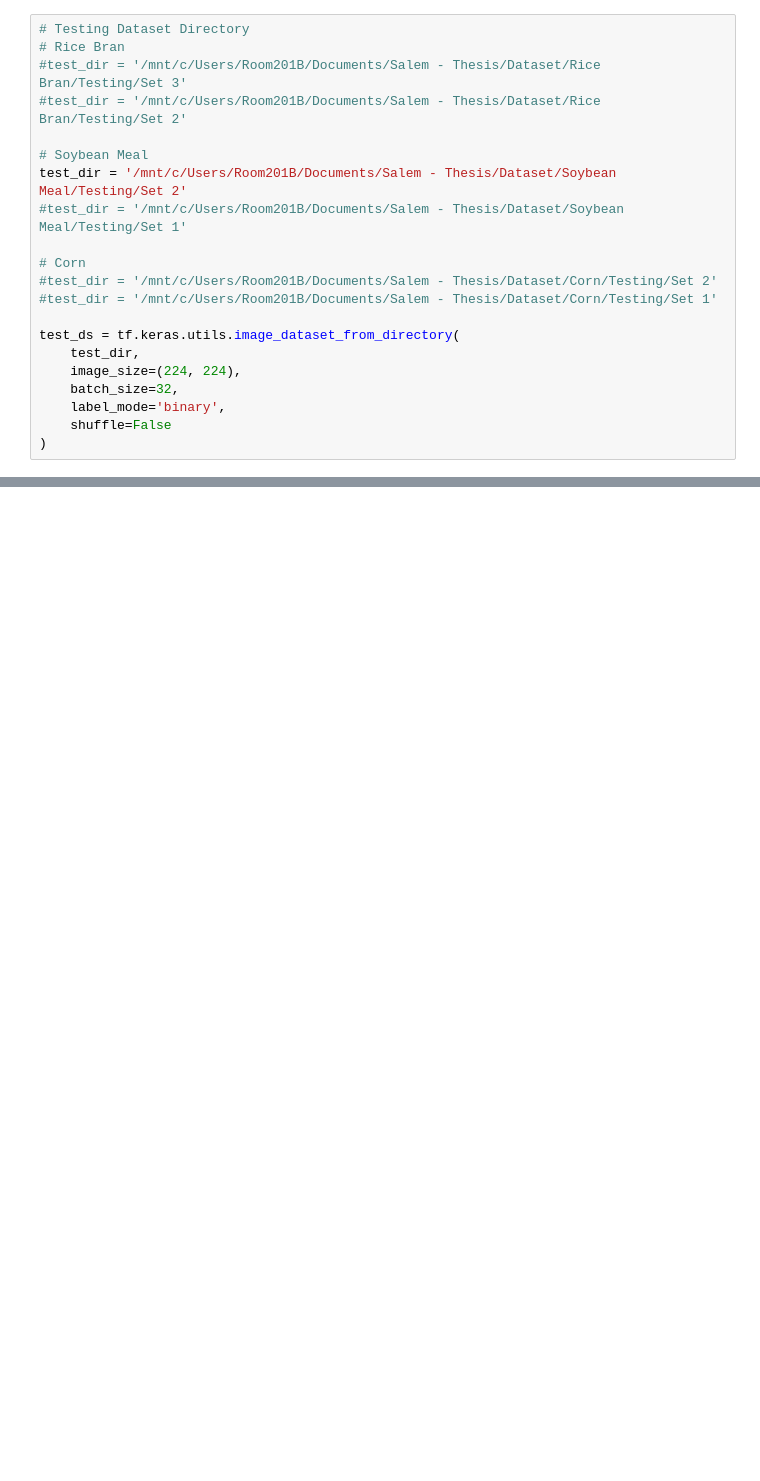
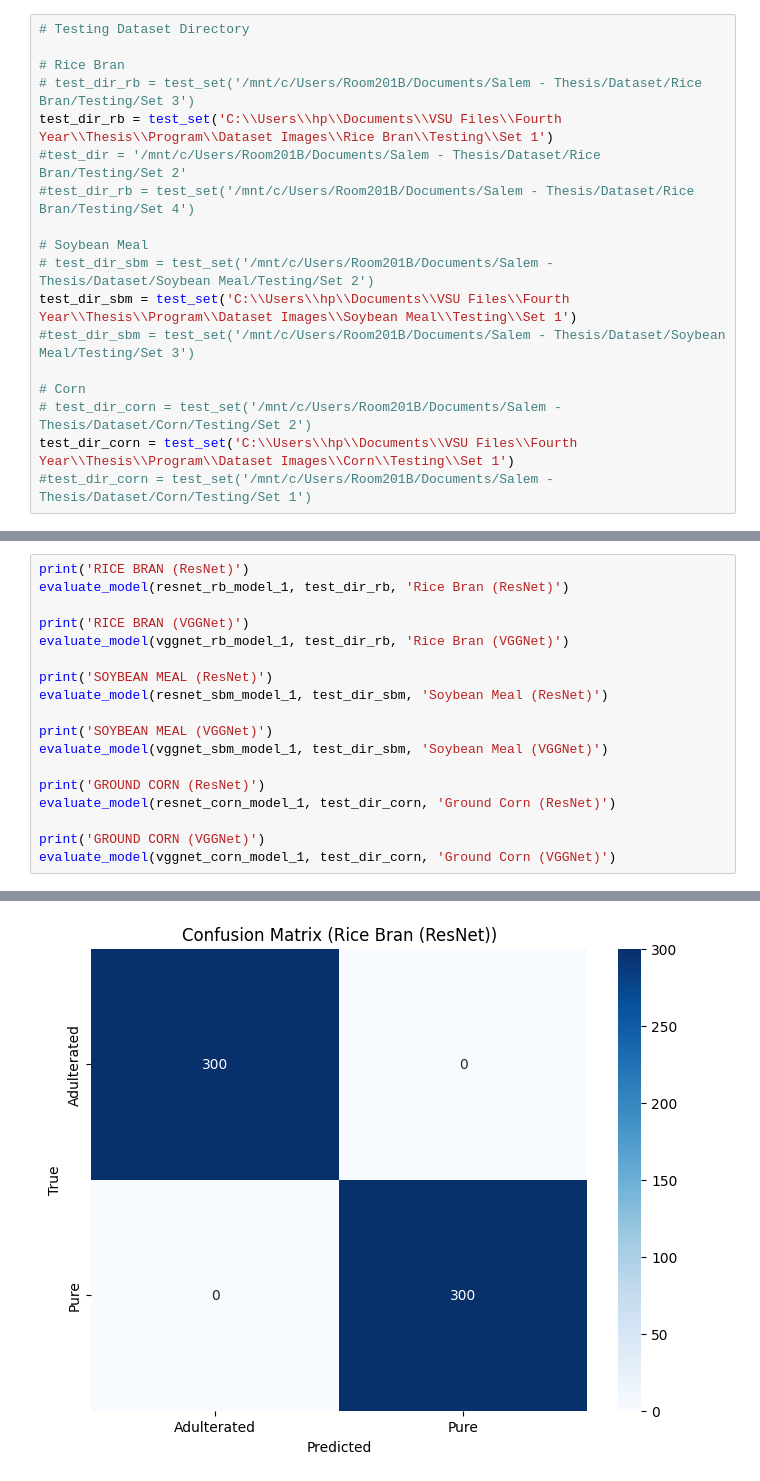
Before and after one commit to buggernut04/Thesis_Project_Feed_Classification, a Jupyter notebook: test_saved_models.ipynb, the cells around one changed output, grey strips where cells are left out. Saved outputs shown, nothing was run; the diff lists cells and outputs as text; blank space fills up the shorter version.

Commit message:
modified some part of the program

```diff
--- a/test_saved_models.ipynb
+++ b/test_saved_models.ipynb
@@ -25,21 +63,18 @@ To enable the following instructions: AVX2 FMA, in other operations, rebuild Ten
 # %%
 # Testing Dataset Directory
+
 # Rice Bran
-#test_dir = '/mnt/c/Users/Room201B/Documents/Salem - Thesis/Dataset/Rice Bran/Testing/Set 3'
+# test_dir_rb = test_set('/mnt/c/Users/Room201B/Documents/Salem - Thesis/Dataset/Rice Bran/Testing/Set 3')
+test_dir_rb = test_set('C:\\Users\\hp\\Documents\\VSU Files\\Fourth Year\\Thesis\\Program\\Dataset Images\\Rice Bran\\Testing\\Set 1')
 #test_dir = '/mnt/c/Users/Room201B/Documents/Salem - Thesis/Dataset/Rice Bran/Testing/Set 2'
+#test_dir_rb = test_set('/mnt/c/Users/Room201B/Documents/Salem - Thesis/Dataset/Rice Bran/Testing/Set 4')
 
 # Soybean Meal
-test_dir = '/mnt/c/Users/Room201B/Documents/Salem - Thesis/Dataset/Soybean Meal/Testing/Set 2'
-#test_dir = '/mnt/c/Users/Room201B/Documents/Salem - Thesis/Dataset/Soybean Meal/Testing/Set 1'
+# test_dir_sbm = test_set('/mnt/c/Users/Room201B/Documents/Salem - Thesis/Dataset/Soybean Meal/Testing/Set 2')
+test_dir_sbm = test_set('C:\\Users\\hp\\Documents\\VSU Files\\Fourth Year\\Thesis\\Program\\Dataset Images\\Soybean Meal\\Testing\\Set 1')
+#test_dir_sbm = test_set('/mnt/c/Users/Room201B/Documents/Salem - Thesis/Dataset/Soybean Meal/Testing/Set 3')
 
 # Corn
-#test_dir = '/mnt/c/Users/Room201B/Documents/Salem - Thesis/Dataset/Corn/Testing/Set 2'
-#test_dir = '/mnt/c/Users/Room201B/Documents/Salem - Thesis/Dataset/Corn/Testing/Set 1'
-
-test_ds = tf.keras.utils.image_dataset_from_directory(
-    test_dir,
-    image_size=(224, 224),
-    batch_size=32,
-    label_mode='binary',
-    shuffle=False
-)
+# test_dir_corn = test_set('/mnt/c/Users/Room201B/Documents/Salem - Thesis/Dataset/Corn/Testing/Set 2')
+test_dir_corn = test_set('C:\\Users\\hp\\Documents\\VSU Files\\Fourth Year\\Thesis\\Program\\Dataset Images\\Corn\\Testing\\Set 1')
+#test_dir_corn = test_set('/mnt/c/Users/Room201B/Documents/Salem - Thesis/Dataset/Corn/Testing/Set 1')
@@ -101,0 +143,19 @@ else:
+# %%
+print('RICE BRAN (ResNet)')
+evaluate_model(resnet_rb_model_1, test_dir_rb, 'Rice Bran (ResNet)')
+
+print('RICE BRAN (VGGNet)')
+evaluate_model(vggnet_rb_model_1, test_dir_rb, 'Rice Bran (VGGNet)')
+
+print('SOYBEAN MEAL (ResNet)')
+evaluate_model(resnet_sbm_model_1, test_dir_sbm, 'Soybean Meal (ResNet)')
+
+print('SOYBEAN MEAL (VGGNet)')
+evaluate_model(vggnet_sbm_model_1, test_dir_sbm, 'Soybean Meal (VGGNet)')
+
+print('GROUND CORN (ResNet)')
+evaluate_model(resnet_corn_model_1, test_dir_corn, 'Ground Corn (ResNet)')
+
+print('GROUND CORN (VGGNet)')
+evaluate_model(vggnet_corn_model_1, test_dir_corn, 'Ground Corn (VGGNet)')
+# %% [output]
@@ -101,0 +180 @@ else:
+[figure, added]
```
Also changed, not shown: parts of 14 cells of this notebook, 2 other files.
